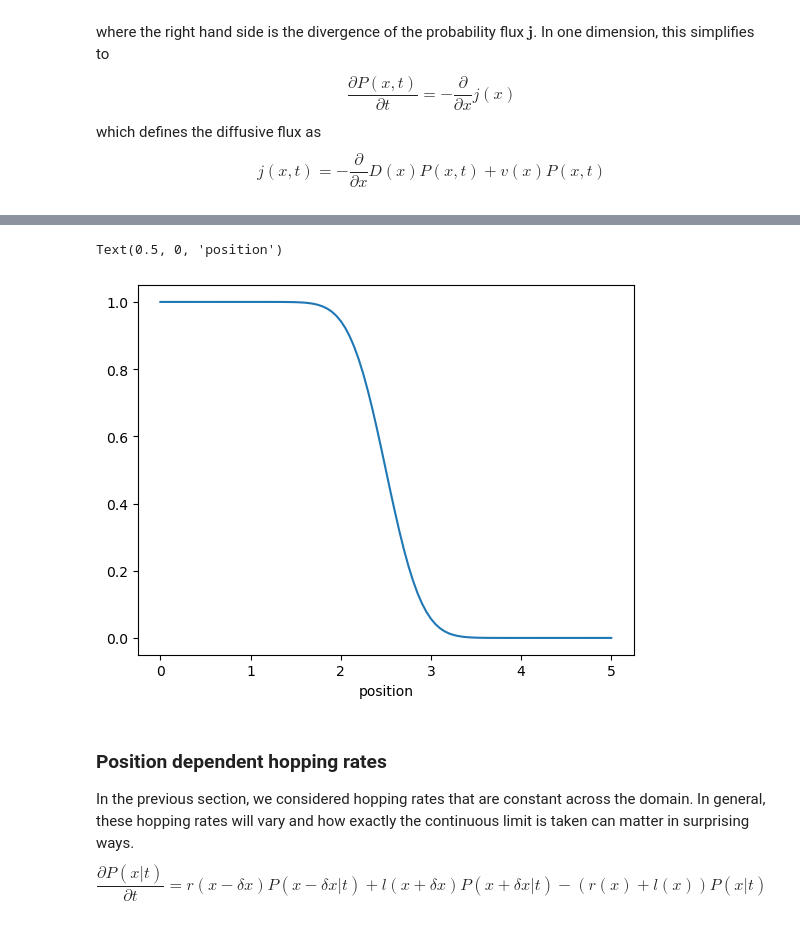
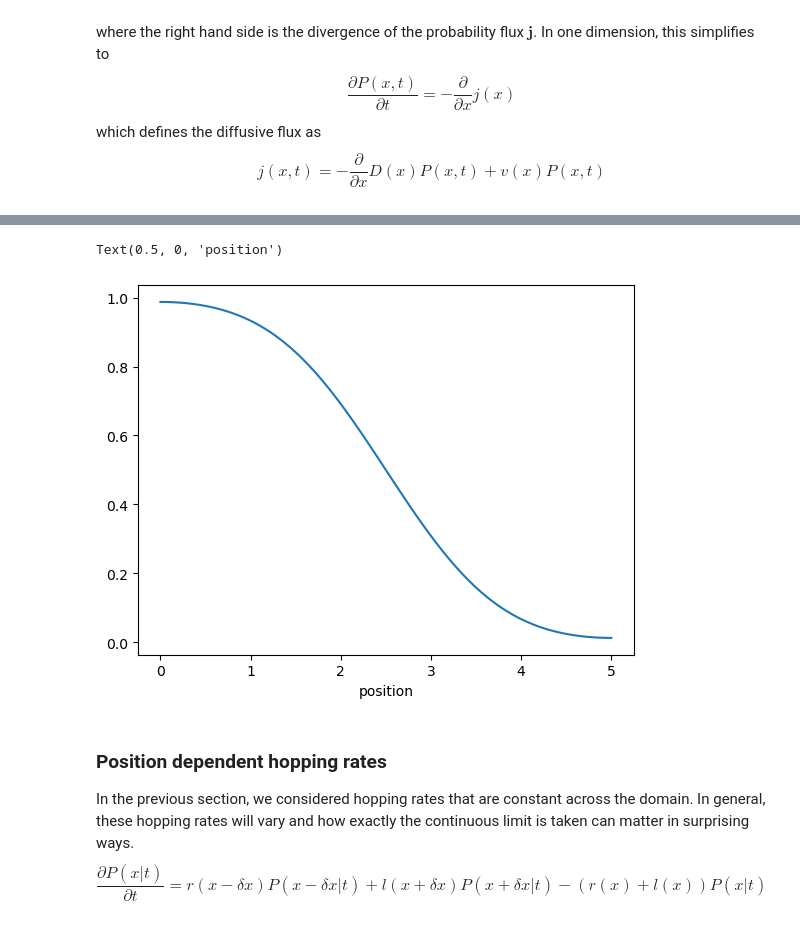
Before and after one commit to neherlab/data-to-physical-models-in-biology-materials, a Jupyter notebook: w07-ContinuousStochasticProcesses.ipynb, the cells around one changed output, grey strips where cells are left out. Saved outputs shown, nothing was run; the diff lists cells and outputs as text; code cells hidden in the pictures.

```diff
--- a/w07-ContinuousStochasticProcesses.ipynb
+++ b/w07-ContinuousStochasticProcesses.ipynb
@@ -136,23 +136,23 @@ We can approximate the function by including more and more terms. Note that at e
 # %%
 import numpy as np
 import matplotlib.pyplot as plt
 
 L=5
 D=1
 def approx_solution(t, x, a_n, l_n):
     return np.sum([a*np.exp(-l*t)*np.cos(np.sqrt(l/D)*x) for a,l in zip(a_n, l_n)], axis=0)
 
-n_modes = 20
+n_modes = 50
 l_n = [(n*np.pi)**2*D/L**2 for n in range(n_modes)]
 a_n = [0.5] + [2*np.sin(n*np.pi/2)/np.pi/n for n in range(1,n_modes)]
 
 x_vals = np.linspace(0,L,101)
-t = 0.05
+t = 0.5
 plt.plot(x_vals, approx_solution(t, x_vals, a_n, l_n))
 plt.xlabel('position')
 # %% [output]
 Text(0.5, 0, 'position')
-[figure, old version]
+[figure, new version]
 # %% [markdown]
 ### Position dependent hopping rates
 In the previous section, we considered hopping rates that are constant across the domain. In general, these hopping rates will vary and how exactly the continuous limit is taken can matter in surprising ways.
```
Also changed, not shown: parts of 4 cells of this notebook, 1 other file.
